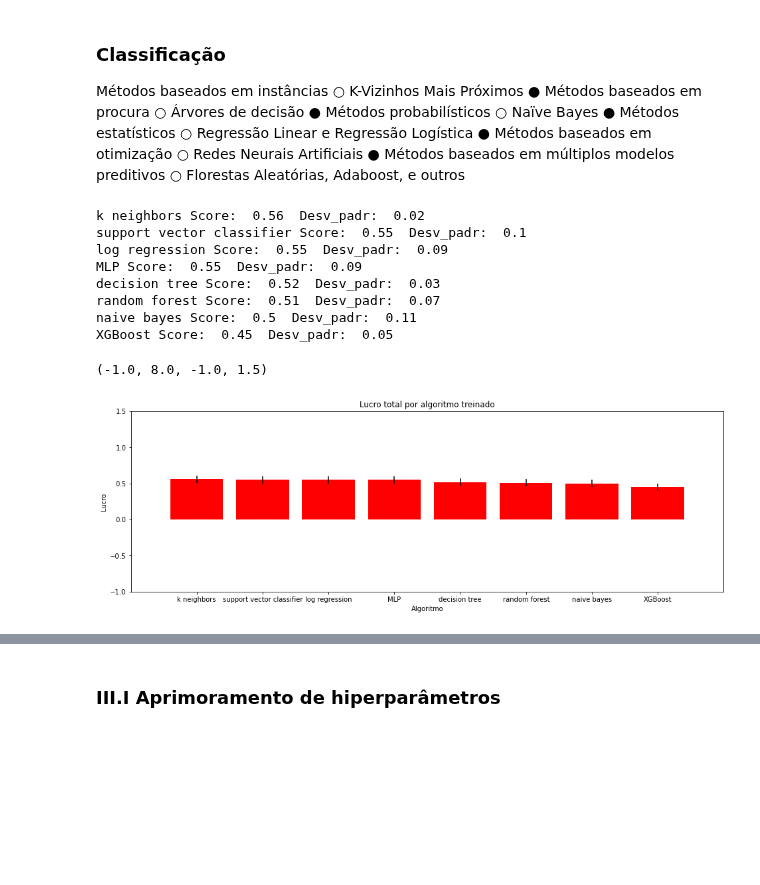
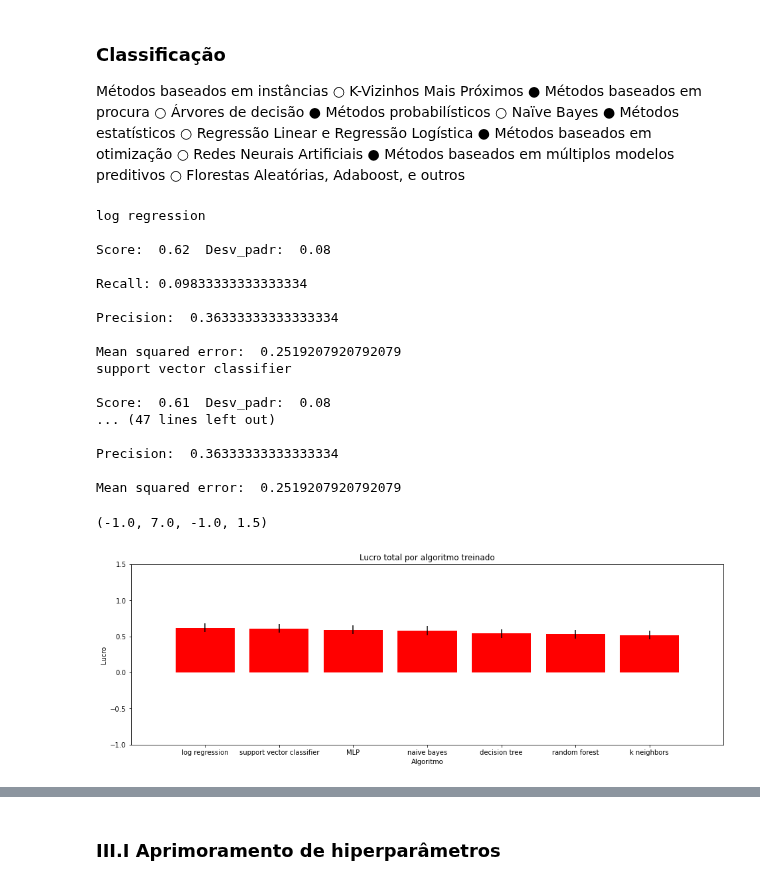
Before and after one commit to kaline/TrabalhoFinalML, a Jupyter notebook: dataset.ipynb, the cells around one changed output, grey strips where cells are left out. Drawn from its saved outputs; the diff is of its cells as text; code cells hidden in the pictures; blank space fills up the shorter version.

```diff
--- a/dataset.ipynb
+++ b/dataset.ipynb
@@ -422,5 +422,5 @@ dtype: int64
 # %%
 from sklearn.impute import KNNImputer
 imputer = KNNImputer(n_neighbors=5)
-columnsDropNan = df_depressed_dataset[['hh_totalmembers'], ['cons_alcohol'], ['cons_tobacco']]
-imputer.fit_transform(columnsDropNan.values)
+columnsDropNan = df_depressed_dataset[['hh_totalmembers', 'cons_alcohol', 'cons_tobacco']]
+df_depressed_dataset[['hh_totalmembers', 'cons_alcohol', 'cons_tobacco']] = imputer.fit_transform(columnsDropNan.values)
@@ -506,15 +577,15 @@ df_columns_z = ['children', 'edu', 'hh_children',
 
 for column in df_columns_z:
     print(column)
-    m = np.mean(df[column])
-    s = np.std(df[column])
+    m = np.mean(df_depressed_dataset[column])
+    s = np.std(df_depressed_dataset[column])
     print('\nm\n', m, '\ns\n', s)
-    df['Z-score'] = (df[column] - m)/s
-    df_outlier = df[abs(df['Z-score']) > 3]
-    df = df.drop(df_outlier.index)
+    df_depressed_dataset['Z-score'] = (df_depressed_dataset[column] - m)/s
+    df_outlier = df_depressed_dataset[abs(df_depressed_dataset['Z-score']) > 3]
+    df_depressed_dataset = df_depressed_dataset.drop(df_outlier.index)
     print('2 - \nm\n', m, '\ns\n', s)
-    sns.boxplot(x=df.hh_children)
+    sns.boxplot(x=df_depressed_dataset.hh_children)
 
-df.drop('Z-score', axis=1, inplace=True)
+df_depressed_dataset.drop('Z-score', axis=1, inplace=True)
 # %% [output]
 children
@@ -663,7 +766,7 @@ Métodos baseados em instâncias
 ○ Florestas Aleatórias, Adaboost, e outros
 # %%
 from sklearn.model_selection import cross_val_score
-from xgboost import XGBClassifier
+#from xgboost import XGBClassifier
 from sklearn.naive_bayes import GaussianNB
 from sklearn.tree import DecisionTreeClassifier
 from sklearn.ensemble import RandomForestClassifier
@@ -671,12 +774,13 @@ from sklearn.linear_model import LogisticRegression
 from sklearn.neighbors import KNeighborsClassifier
 from sklearn.svm import LinearSVC
 from sklearn.neural_network import MLPClassifier
+from sklearn.metrics import recall_score, precision_score, mean_squared_error
 
 # Parâmetros iniciais para cada algoritmo (Vamos buscar ajustar inicialmente os
 # hiperparametros para trabalharem com a target desbalanceada)
 naive_bayes_params = [{}]
-xgb_params         = [{"scale_pos_weight":6,"random_state":42}] # 100% de targets dividido pela quantidade
-                                                                # de positivos (15%) = 6
+#xgb_params         = [{"scale_pos_weight":5,"random_state":42}] # 100% de targets dividido pela quantidade
+                                                                # de positivos (20%) = 5
 kneighbors_params  = [{"weights":"distance"}]
 svc_params         = [{"class_weight":"balanced"}]
 log_reg_params     = [{"class_weight":"balanced","max_iter":10000}]
@@ -686,7 +790,7 @@ mlp_for_params     = [{"activation":"identity"}]
 
 modelclasses = [
      ["naive bayes",       GaussianNB,                 naive_bayes_params]
-    ,["XGBoost",           XGBClassifier,                      xgb_params]
+    #,["XGBoost",           XGBClassifier,                      xgb_params]
     ,["k neighbors",       KNeighborsClassifier,        kneighbors_params]
     ,["support vector classifier", LinearSVC,                  svc_params]
     ,["log regression",    LogisticRegression,             log_reg_params]
@@ -696,44 +800,63 @@ modelclasses = [
 
 ]
 
 insights = []
 #  Treina e testa cada algoritmo com seus respectivos hiperparâmetros
 for modelname, Model, params_list in modelclasses:
     for params in params_list:
         model = Model(**params)
         cv_scores = cross_val_score(model, X_train, y_train, scoring='roc_auc', cv=5)
         score = round(cv_scores.mean(),2)
+        recall = cross_val_score(model, X_train, y_train, scoring='recall', cv=5)
+        precision = cross_val_score(model, X_train, y_train, scoring='precision', cv=5)
+        meanSquaredError = cross_val_score(model, X_train, y_train, scoring='neg_mean_squared_error', cv=5)
+        recall_mean = recall.mean()
+        precision_mean = precision.mean()
+        squared_mean = meanSquaredError.mean()
         score_stddev = round(cv_scores.std(),2)
         insights.append((modelname, model, params, score, score_stddev))
 
 insights.sort(key=lambda x:x[-2], reverse=True)
 
 # resultados
 modelnames = []
 scores = []
 for modelname, model, params, score, score_stddev in insights:
-    print(modelname, 'Score: ',score, ' Desv_padr: ',score_stddev)
+    print(modelname)
+    print('\nScore: ',score, ' Desv_padr: ',score_stddev)
+    print("\nRecall:", recall_mean)
+    print("\nPrecision: ", precision_mean)
+    print("\nMean squared error: ", squared_mean*(-1))
     modelnames.append(modelname)
     scores.append(score)
 
 # Recurso visual
 plt.figure(figsize=(16,5))
 plt.bar(modelnames, scores, color='red', yerr=score_stddev)
 plt.ylabel('Lucro')
 plt.xlabel('Algoritmo')
 plt.title('Lucro total por algoritmo treinado')
 plt.axis([-1,len(modelnames),-1,1.5])
 # %% [output]
-k neighbors Score:  0.56  Desv_padr:  0.02
-support vector classifier Score:  0.55  Desv_padr:  0.1
-log regression Score:  0.55  Desv_padr:  0.09
-MLP Score:  0.55  Desv_padr:  0.09
-decision tree Score:  0.52  Desv_padr:  0.03
-random forest Score:  0.51  Desv_padr:  0.07
-naive bayes Score:  0.5  Desv_padr:  0.11
-XGBoost Score:  0.45  Desv_padr:  0.05
+log regression
+
+Score:  0.62  Desv_padr:  0.08
+
+Recall: 0.09833333333333334
+
+Precision:  0.36333333333333334
+
+Mean squared error:  0.2519207920792079
+support vector classifier
+
+Score:  0.61  Desv_padr:  0.08
+... (47 lines left out)
+
+Precision:  0.36333333333333334
+
+Mean squared error:  0.2519207920792079
-(-1.0, 8.0, -1.0, 1.5)
+(-1.0, 7.0, -1.0, 1.5)
-[figure, old version]
+[figure, new version]
 # %%
 ! pip install xgboost
 # %% [output]
```
Also changed, not shown: parts of 17 cells of this notebook, 2 other files.
